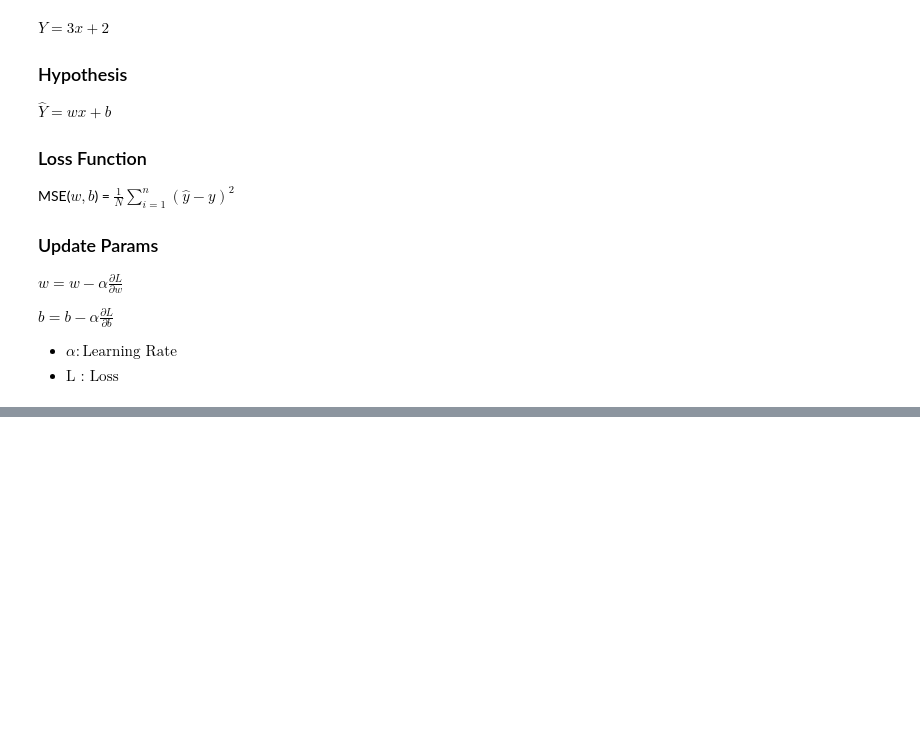
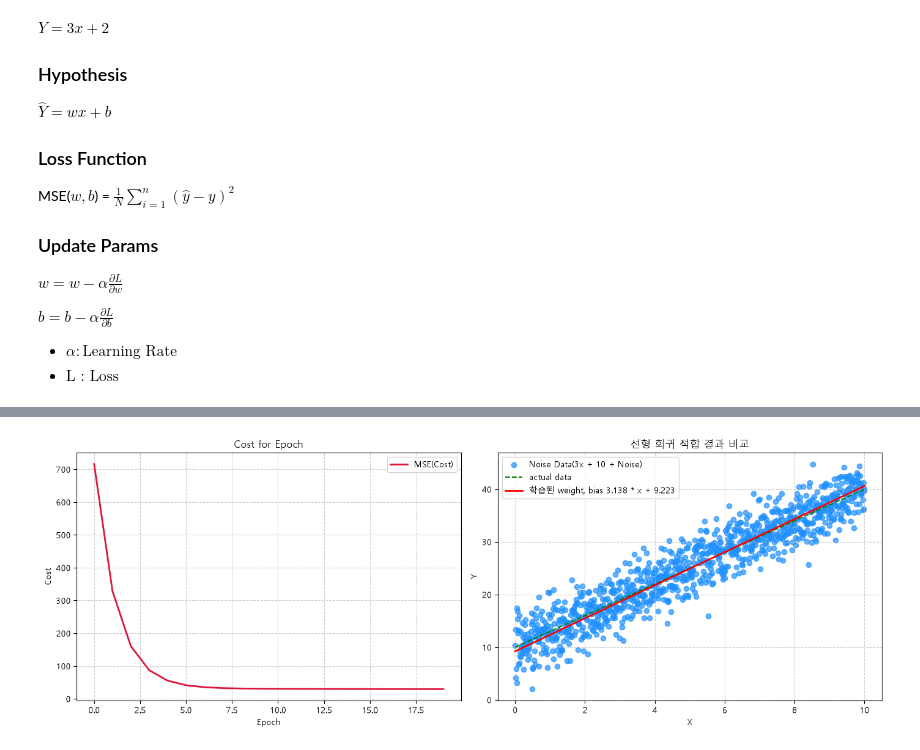
Before and after one commit to geoffrey-hinton/learning_pytorch, a Jupyter notebook: 3.Optimization.ipynb, the cells around one changed output, grey strips where cells are left out. Drawn from its saved outputs; the diff is of its cells as text; code cells hidden in the pictures; blank space fills up the shorter version.

Commit message:
numpy

```diff
--- a/3.Optimization.ipynb
+++ b/3.Optimization.ipynb
@@ -164,7 +164,7 @@ np.random.seed(8)
 
 x = np.linspace(0, 10, 1000).reshape(-1, 1)
 # np.linspace(start, end, num_of_value)
-noise = np.random.normal(loc = 0, scale = 1, size = x.shape)
+noise = np.random.normal(loc = 0, scale = 3, size = x.shape)
 # np.random.normal(loc = mean, scale = std, size = num_of_value)
 y = 3 * x + 10 + noise
 
@@ -174,4 +174,16 @@ w = 0.0
 b = 0.0
 
 learning_rate = 0.01
-epochs = 10000
+epochs = 1000
+
+for epoch in range(epochs + 1):
+    y_hat = w * x + b
+    cost = np.mean((y_hat - y) ** 2)
+    dw = np.mean((y_hat - y) * x)
+    db = np.mean(y_hat - y)
+
+    w = w - dw * learning_rate
+    b = b - db * learning_rate
+
+    if(epoch % 50) == 0:
+        print(f"epoch : {epoch}, weight : {w:.3f}, bias : {b:.3f}, cost : {cost:.3f}")
@@ -177,0 +208,66 @@ epochs = 10000
+# %%
+import numpy as np
+import matplotlib.pyplot as plt
+import matplotlib.font_manager as fm
+
+font_path = r'C:\Windows\Fonts\malgun.ttf'
+font_name = fm.FontProperties(fname = font_path).get_name()
+
+plt.rc('font', family = font_name)
+plt.rcParams['axes.unicode_minus'] = False
+
+
+np.random.seed(8)
+
+x = np.linspace(0, 10, 1000).reshape(-1, 1)
+# np.linspace(start, end, num_of_value)
+noise = np.random.normal(loc = 0, scale = 3, size = x.shape)
+# np.random.normal(loc = mean, scale = std, size = num_of_value)
+y = 3 * x + 10 + noise
+
+#weight
+w = 0.0
+w_history = []
+#bias
+b = 0.0
+b_history = []
+
+learning_rate = 0.01
+epochs = 1000
+
+cost_history = []
+for epoch in range(epochs + 1):
+    y_hat = w * x + b
+
+    cost = np.mean((y_hat - y) ** 2)
+    cost_history.append(cost)
+    dw = np.mean((y_hat - y) * x)
+    db = np.mean(y_hat - y)
+    w_history.append(w)
+    b_history.append(b)
+    w = w - dw * learning_rate
+    b = b - db * learning_rate
+
+    if(epoch % 50) == 0:
+        print(f"epoch : {epoch}, weight : {w:.3f}, bias : {b:.3f}, cost : {cost:.3f}")
+fig, axes = plt.subplots(1, 2, figsize = (14, 5))
+
+axes[0].plot(cost_history[:20], color = 'crimson', linewidth = 2, label = "MSE(Cost)")
+axes[0].set_title('Cost for Epoch', fontsize = 12)
+axes[0].set_xlabel('Epoch', fontsize = 10)
+axes[0].set_ylabel('Cost', fontsize = 10)
+axes[0].grid(True, linestyle = '--', alpha = 0.6)
+axes[0].legend()
+
+axes[1].scatter(x, y, color = 'dodgerblue', alpha = 0.7, label = 'Noise Data(3x + 10 + Noise)')
+axes[1].plot(x, 3*x + 10, color = 'green', linestyle = '--', linewidth = 1.5, label = 'actual data')
+axes[1].plot(x, w * x + b, color = 'red', linewidth = 2, label = f'학습된 weight, bias {w:.3f} * x + {b:.3f}')
+axes[1].set_title('선형 회귀 적합 결과 비교')
+axes[1].set_xlabel('X', fontsize = 10)
+axes[1].set_ylabel('Y', fontsize = 10)
+axes[1].grid(True, linestyle = '--', alpha = 0.6)
+axes[1].legend()
+
+plt.tight_layout()
+plt.show()
+# %% [output]
@@ -177,0 +291 @@ epochs = 10000
+[figure, added]
```
Also changed, not shown: parts of 2 cells of this notebook.
